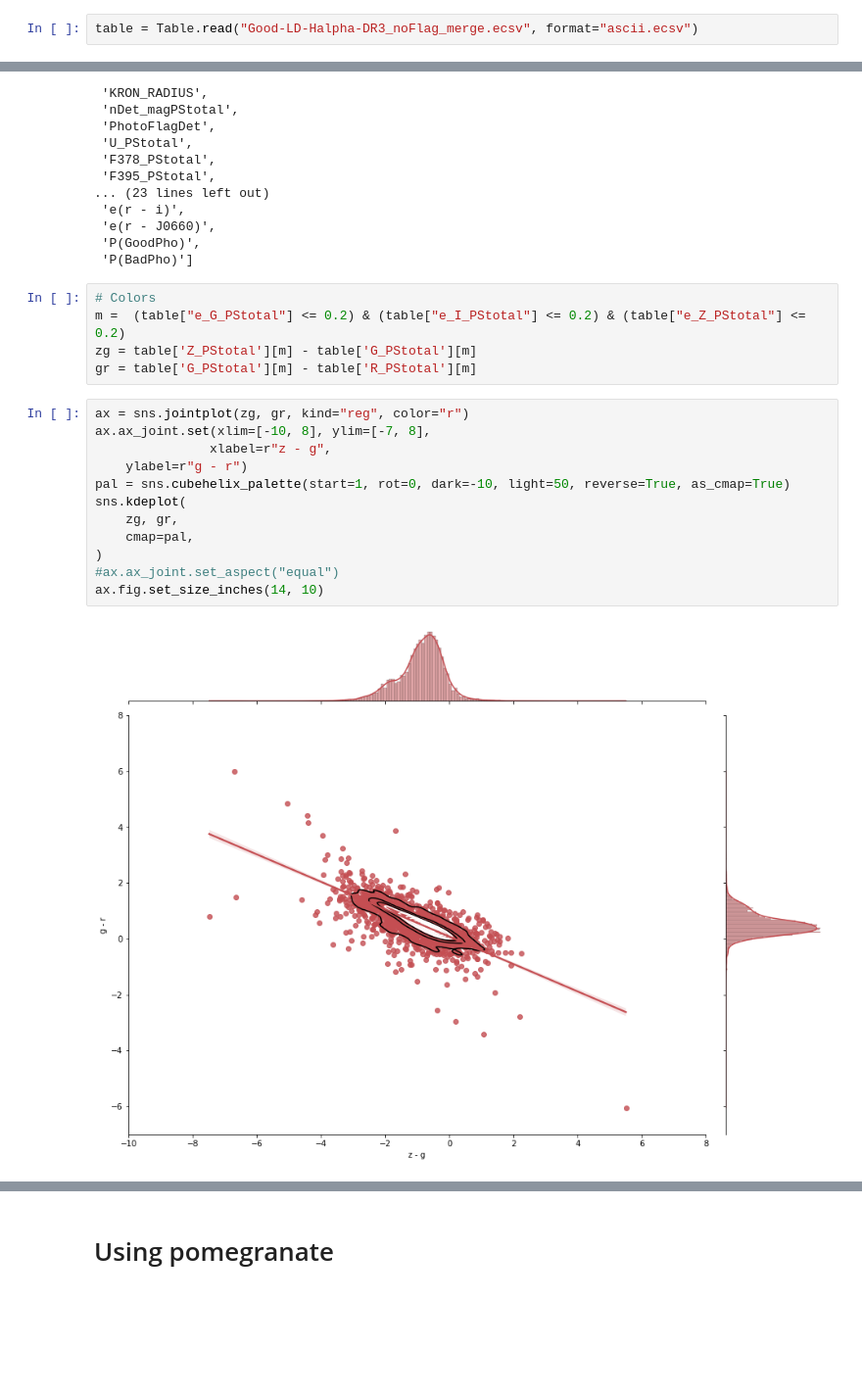
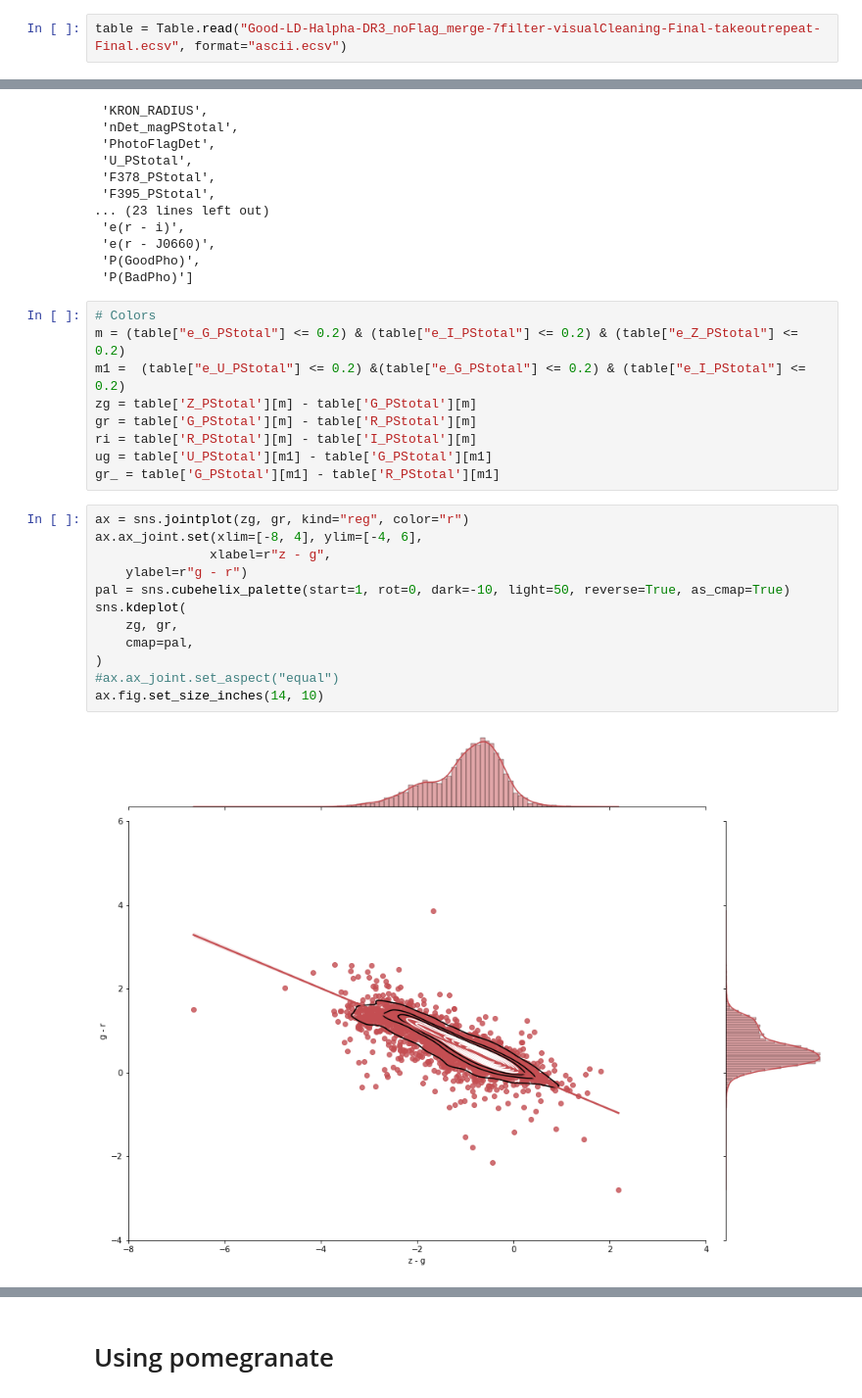
Before and after one commit to AngelGSoto/SPLUS_EmissionObject, a Jupyter notebook: 3filter_noflat/Color color diagrams and others things.ipynb, the cells around one changed output, grey strips where cells are left out. Shown at 98% size. Cells and saved outputs as stored; diff of their text form; blank space fills up the shorter version.

```diff
--- a/3filter_noflat/Color color diagrams and others things.ipynb
+++ b/3filter_noflat/Color color diagrams and others things.ipynb
@@ -17,7 +17,7 @@ sns.set_color_codes()
 # %%
 ROOT_PATH = Path("..")
 # %%
-table = Table.read("Good-LD-Halpha-DR3_noFlag_merge.ecsv", format="ascii.ecsv")
+table = Table.read("Good-LD-Halpha-DR3_noFlag_merge-7filter-visualCleaning-Final-takeoutrepeat-Final.ecsv", format="ascii.ecsv")
 # %%
 
 len(table)
@@ -45,20 +45,24 @@ table.colnames
  'P(BadPho)']
 # %%
 # Colors
-m =  (table["e_G_PStotal"] <= 0.2) & (table["e_I_PStotal"] <= 0.2) & (table["e_Z_PStotal"] <= 0.2)
+m = (table["e_G_PStotal"] <= 0.2) & (table["e_I_PStotal"] <= 0.2) & (table["e_Z_PStotal"] <= 0.2)
+m1 =  (table["e_U_PStotal"] <= 0.2) &(table["e_G_PStotal"] <= 0.2) & (table["e_I_PStotal"] <= 0.2)
 zg = table['Z_PStotal'][m] - table['G_PStotal'][m]
 gr = table['G_PStotal'][m] - table['R_PStotal'][m]
+ri = table['R_PStotal'][m] - table['I_PStotal'][m]
+ug = table['U_PStotal'][m1] - table['G_PStotal'][m1]
+gr_ = table['G_PStotal'][m1] - table['R_PStotal'][m1]
 # %%
 ax = sns.jointplot(zg, gr, kind="reg", color="r")
-ax.ax_joint.set(xlim=[-10, 8], ylim=[-7, 8],
+ax.ax_joint.set(xlim=[-8, 4], ylim=[-4, 6],
                xlabel=r"z - g",
     ylabel=r"g - r")
 pal = sns.cubehelix_palette(start=1, rot=0, dark=-10, light=50, reverse=True, as_cmap=True)
 sns.kdeplot(
     zg, gr,
     cmap=pal,
 )
 #ax.ax_joint.set_aspect("equal")
 ax.fig.set_size_inches(14, 10)
 # %% [output]
-[figure, old version]
+[figure, new version]
```
Also changed, not shown: parts of 35 cells of this notebook, 23 other files.
